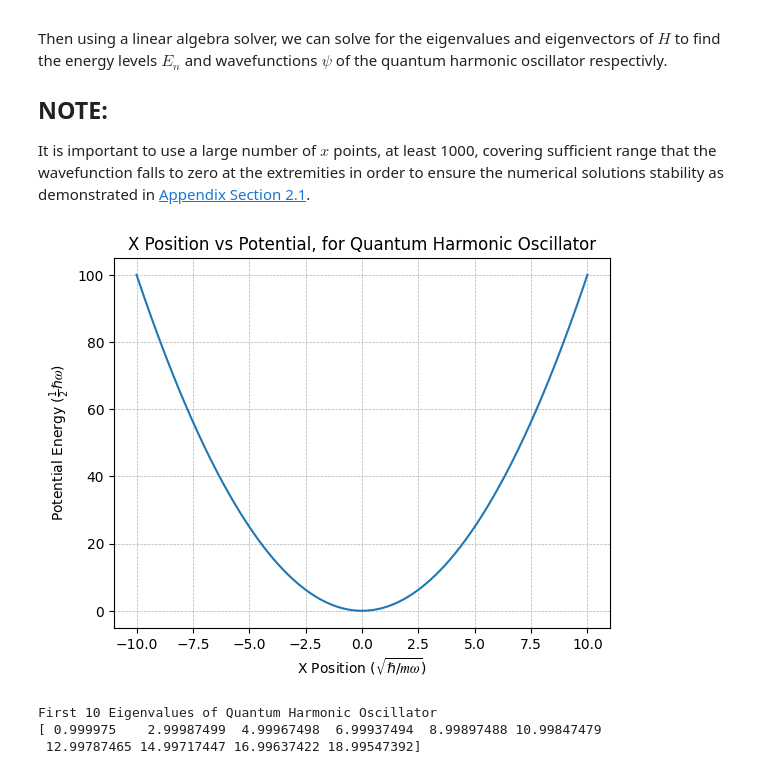
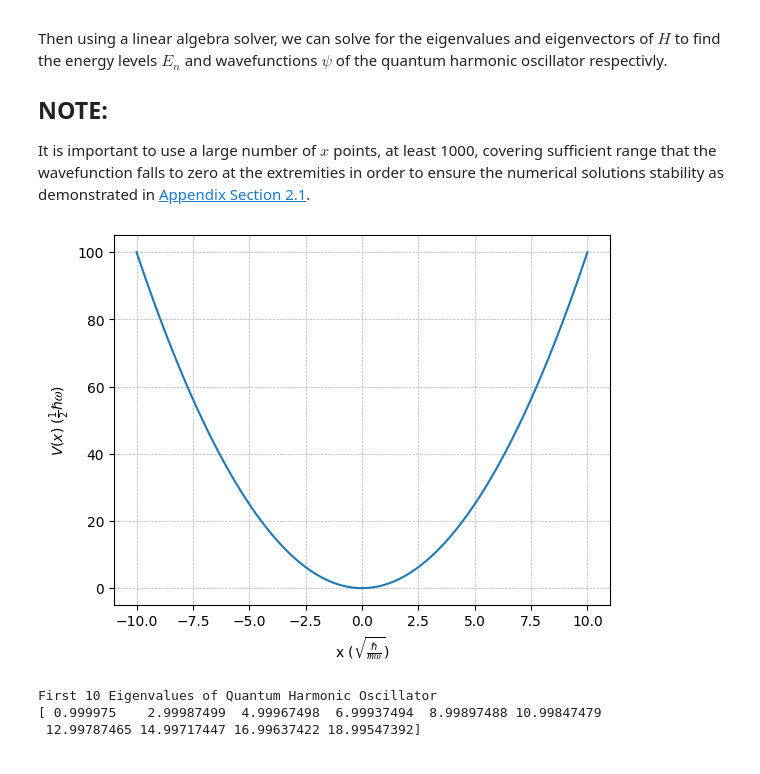
Before and after one commit to Adillwma/QuantumHarmonics, a Jupyter notebook: development.ipynb, the cells around one changed output. Drawn from its saved outputs; the diff is of its cells as text; code cells hidden in the pictures.

```diff
--- a/development.ipynb
+++ b/development.ipynb
@@ -188,20 +194,20 @@ E_vectors_tridiag = E_vectors_tridiag / np.sqrt(delta_x)                      #N
 # %%
 ### - Plotting Potential for Quantum Harmonic Oscillator
 
 # Plot Setup
-title = "X Position vs Potential, for Quantum Harmonic Oscillator"
-xlabel = "X Position $(\sqrt{ℏ/𝑚𝜔})$"
-ylabel = "Potential Energy $(\\frac{1}{2}ℏ𝜔)$"
+title = ""
+xlabel = "x $(\sqrt{\\frac{ℏ}{𝑚𝜔}})$"
+ylabel = "$V(x)$ $(\\frac{1}{2}ℏ𝜔)$"
 
 # Plotting Potential Energy
 plt.plot(x, V_qho)
 plt.title(title)
 plt.xlabel(xlabel)
 plt.ylabel(ylabel)
 plt.grid(linestyle = '--', linewidth = 0.5)
 plt.show()
 # %% [output]
-[figure, old version]
+[figure, new version]
 # %%
 # print first 10 eigenvalues
 print("First 10 Eigenvalues of Quantum Harmonic Oscillator")
```
Also changed, not shown: parts of 11 cells of this notebook, 5 other files.
